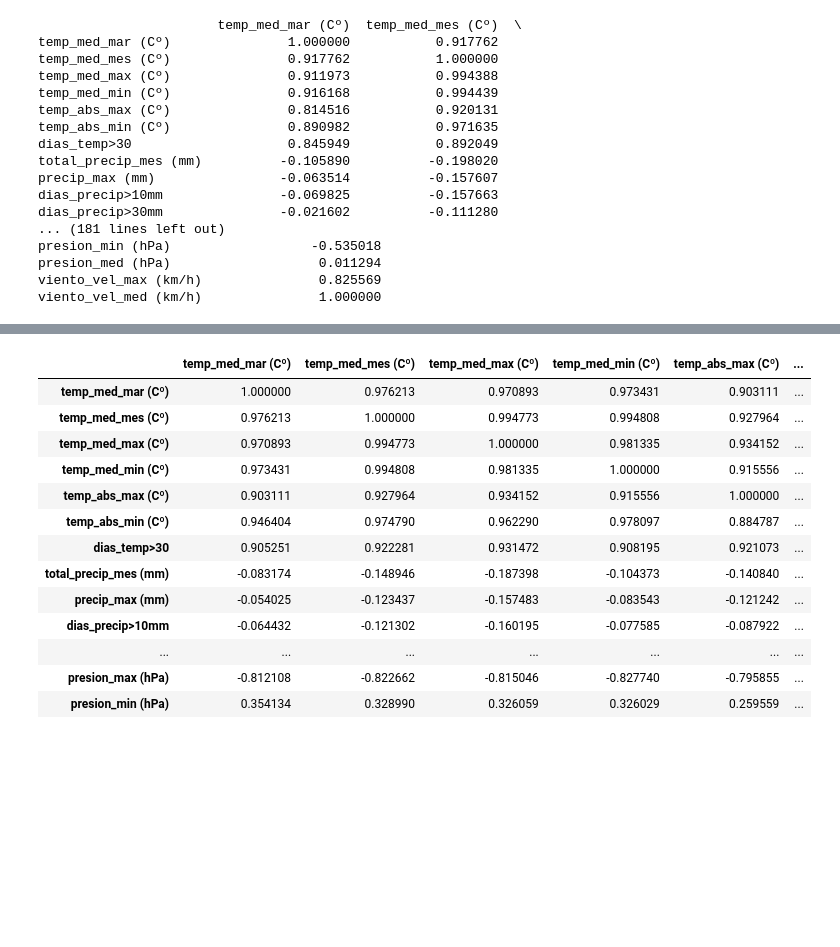
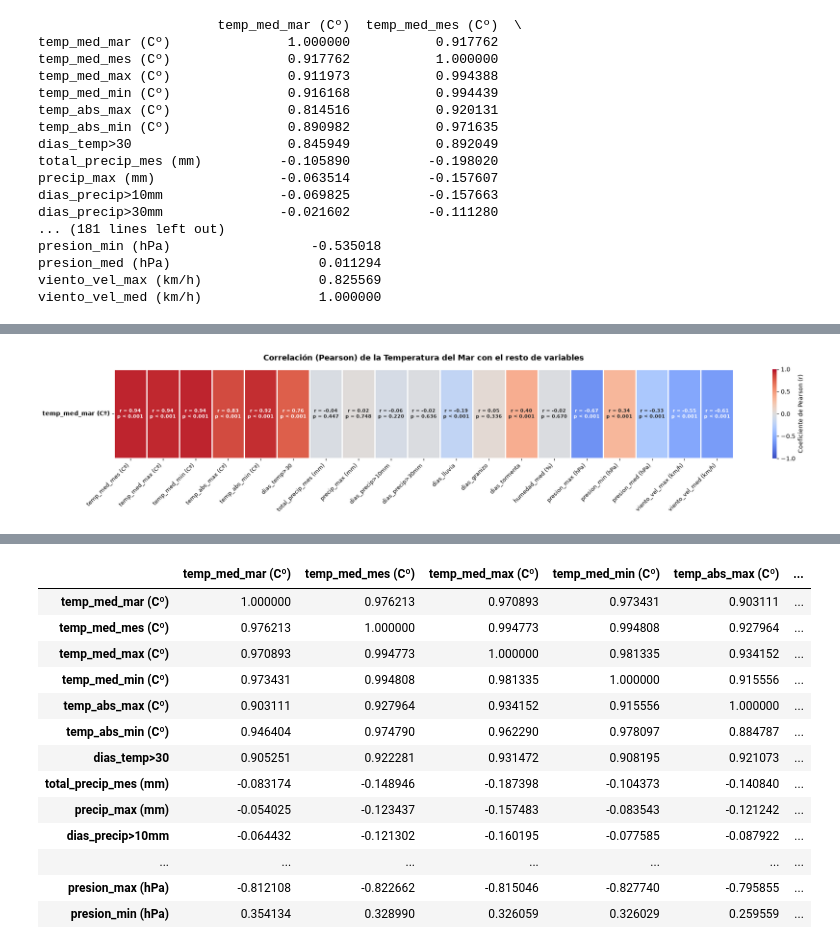
Before and after one commit to mariot11/EDA_Aemet, a Jupyter notebook: src/tratamiento_de_datos_2.ipynb, the cells around one changed output, grey strips where cells are left out. Cells and saved outputs as stored; diff of their text form; code cells hidden in the pictures; blank space fills up the shorter version.

```diff
--- a/src/tratamiento_de_datos_2.ipynb
+++ b/src/tratamiento_de_datos_2.ipynb
@@ -57,3 +57,85 @@ presion_min (hPa)                  -0.535018
 presion_med (hPa)                   0.011294
 viento_vel_max (km/h)               0.825569
 viento_vel_med (km/h)               1.000000
+# %%
+from scipy.stats import pearsonr
+from scipy.stats import spearmanr
+
+
+# 1. Definir las columnas
+columnas_tfm = [
+    'temp_med_mar (Cº)', 'temp_med_mes (Cº)', 'temp_med_max (Cº)', 'temp_med_min (Cº)',
+    'temp_abs_max (Cº)', 'temp_abs_min (Cº)', 'dias_temp>30', 'total_precip_mes (mm)',
+    'precip_max (mm)', 'dias_precip>10mm', 'dias_precip>30mm', 'dias_lluvia',
+    'dias_granizo', 'dias_tormenta', 'humedad_med (%)', 'presion_max (hPa)',
+    'presion_min (hPa)', 'presion_med (hPa)', 'viento_vel_max (km/h)', 'viento_vel_med (km/h)'
+]
+
+# Asegúrate de que `df_meteo` es tu DataFrame y elimina nulos para el cálculo
+df_clean = df_meteo[columnas_tfm].dropna()
+var_mar = 'temp_med_mar (Cº)'
+otras_vars = [c for c in columnas_tfm if c != var_mar]
+
+# 2. Función genérica para calcular y graficar (Pearson o Spearman)
+def generar_mapa_correlacion(metodo='pearson'):
+    val_values = []
+    labels_texto = []
+
+    for col in otras_vars:
+        if metodo == 'pearson':
+            val, p = pearsonr(df_clean[var_mar], df_clean[col])
+            simbolo = 'r'
+        elif metodo == 'spearman':
+            val, p = spearmanr(df_clean[var_mar], df_clean[col])
+            simbolo = 'rho'
+
+        val_values.append(val)
+
+        # Formatear el p-valor
+        if p < 0.001:
+            p_str = "p < 0.001"
+        else:
+            p_str = f"p = {p:.3f}"
+
+        # Dos líneas: arriba el coeficiente, abajo el p-valor
+        labels_texto.append(f"{simbolo} = {val:.2f}\n{p_str}")
+
+    # Preparar DataFrames en formato horizontal
+    df_val_horiz = pd.DataFrame([val_values], columns=otras_vars, index=[var_mar])
+    df_annot_horiz = pd.DataFrame([labels_texto], columns=otras_vars, index=[var_mar])
+
+    # Configurar la figura en horizontal
+    fig, ax = plt.subplots(figsize=(20, 4))
+
+    sns.heatmap(
+        df_val_horiz,
+        annot=df_annot_horiz,
+        fmt="",
+        cmap='coolwarm',
+        vmin=-1.0, vmax=1.0,
+        cbar_kws={'label': f'Coeficiente de {metodo.capitalize()} ({simbolo})'},
+        ax=ax,
+        linewidths=1.0,
+        linecolor='white',
+        annot_kws={"size": 8, "weight": "bold"}
+    )
+
+    # Estética y etiquetas
+    ax.set_title(f'Correlación ({metodo.capitalize()}) de la Temperatura del Mar con el resto de variables', fontsize=13, fontweight='bold', pad=15)
+    plt.xticks(rotation=45, ha='right', fontsize=9)
+    plt.yticks(rotation=0, fontsize=10, fontweight='bold')
+    plt.tight_layout()
+
+    # Guardar imagen en alta resolución
+    archivo_salida = f"correlacion_mar_horizontal_{metodo}.png"
+    plt.savefig(archivo_salida, dpi=300, bbox_inches='tight')
+    print(f"¡Gráfico de {metodo.capitalize()} guardado con éxito como '{archivo_salida}'!")
+    plt.show()
+
+# 3. Ejecutar para obtener ambas gráficas
+print("Generando gráfico de Pearson...")
+generar_mapa_correlacion('pearson')
+
+print("Generando gráfico de Spearman...")
+generar_mapa_correlacion('spearman')
+# %% [output]
@@ -59,0 +144 @@ viento_vel_med (km/h)               1.000000
+[figure, added]
```
Also changed, not shown: parts of 1 cell of this notebook, 11 other files.
